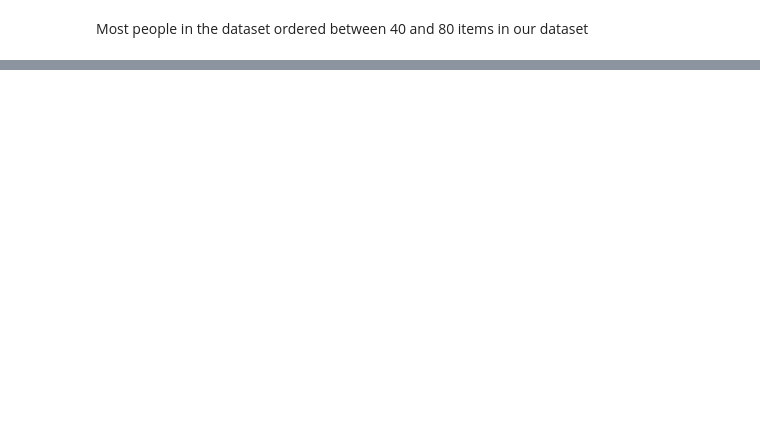
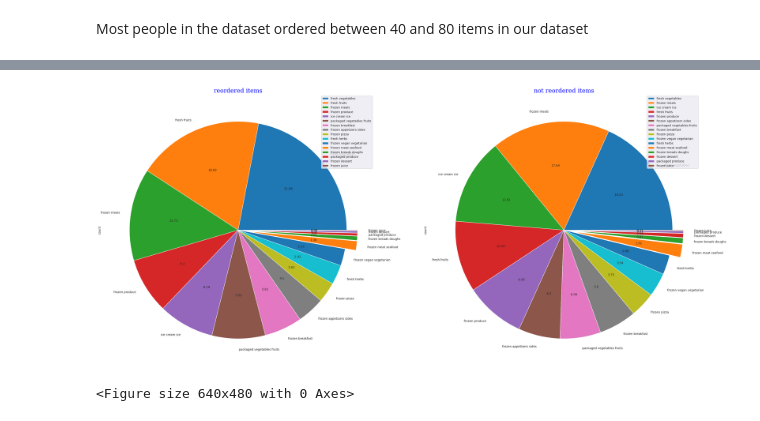
Before and after one commit to Msonu007/infoviz_term, a Jupyter notebook: phase1.ipynb, the cells around one changed output, grey strips where cells are left out. Cells and saved outputs as stored; diff of their text form; code cells hidden in the pictures; blank space fills up the shorter version.

```diff
--- a/phase1.ipynb
+++ b/phase1.ipynb
@@ -183,0 +250,59 @@ Most people in the dataset ordered between 40 and 80 items in our dataset
+# %%
+# products sold in aisle reordered vs not reordered
+#fig,ax = plt.subplots(1,2)
+temp_1 = df[df["reordered"] == 1]["aisle"].value_counts().reset_index()
+temp_1.columns = ["aisle","count"]
+temp_1 = temp_1.set_index("aisle")
+temp_k = temp_1.__deepcopy__()
+temp_k["count"] = temp_k["count"]/temp_k["count"].sum()
+temp_k = list(temp_k["count"])
+# %%
+# products sold in aisle reordered vs not reordered
+#fig,ax = plt.subplots(1,2)
+temp_2 = df[df["reordered"] == 0]["aisle"].value_counts().reset_index()
+temp_2.columns = ["aisle","count"]
+temp_2 = temp_2.set_index("aisle")
+temp_k2 = temp_2.__deepcopy__()
+temp_k2["count"] = temp_k2["count"]/temp_k2["count"].sum()
+temp_k2 = list(temp_k2["count"])
+# %%
+explode_ = []
+for i in range(len(temp_k)):
+    if temp_k[i] < 0.02:
+        explode_.append(0.1)
+    else:
+        explode_.append(0)
+font_pie = {"size": 10}
+fig,ax = plt.subplots(1,2,figsize=(36,18))
+plt.figure()
+temp_1.plot(
+    kind="pie",
+    y="count",
+    autopct=lambda x:np.round(x,2),
+    explode=tuple(explode_),
+    textprops=font_pie,
+    ax = ax[0],
+)
+ax[0].legend(loc="upper right")
+ax[0].set_title("reordered items",fontdict=title_prop)
+explode_ = []
+for i in range(len(temp_k2)):
+    if temp_k2[i] < 0.02:
+        explode_.append(0.1)
+    else:
+        explode_.append(0)
+font_pie = {"size": 10}
+temp_2.plot(
+    kind="pie",
+    y="count",
+    autopct=lambda x:np.round(x,2),
+    explode=tuple(explode_),
+    textprops=font_pie,
+    ax = ax[1],
+)
+ax[1].legend(loc="upper right")
+ax[1].set_title("not reordered items",fontdict=title_prop)
+fig.show()
+# %% [output]
+[figure, added]
+<Figure size 640x480 with 0 Axes>
```
Also changed, not shown: parts of 21 cells of this notebook.
